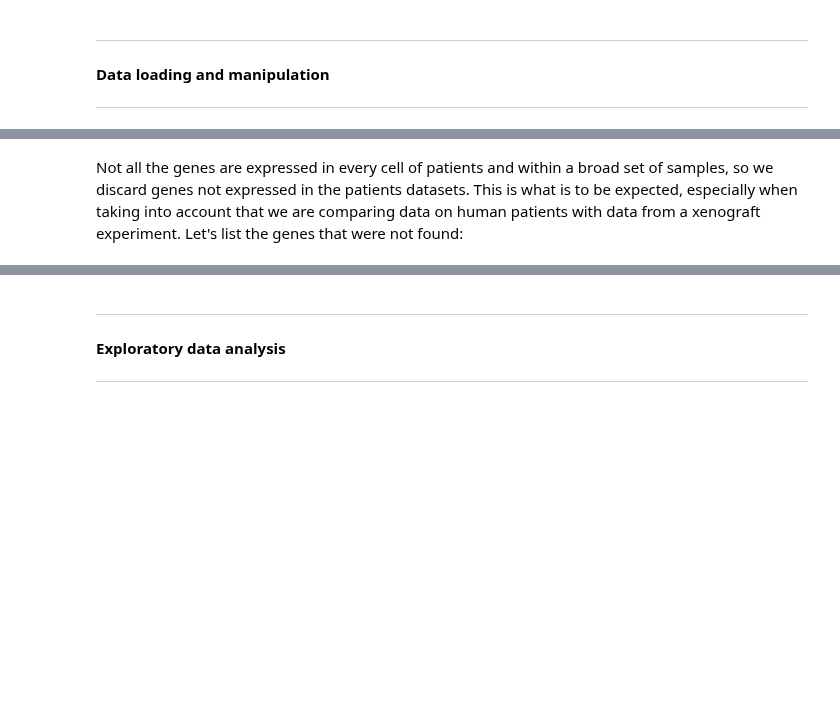
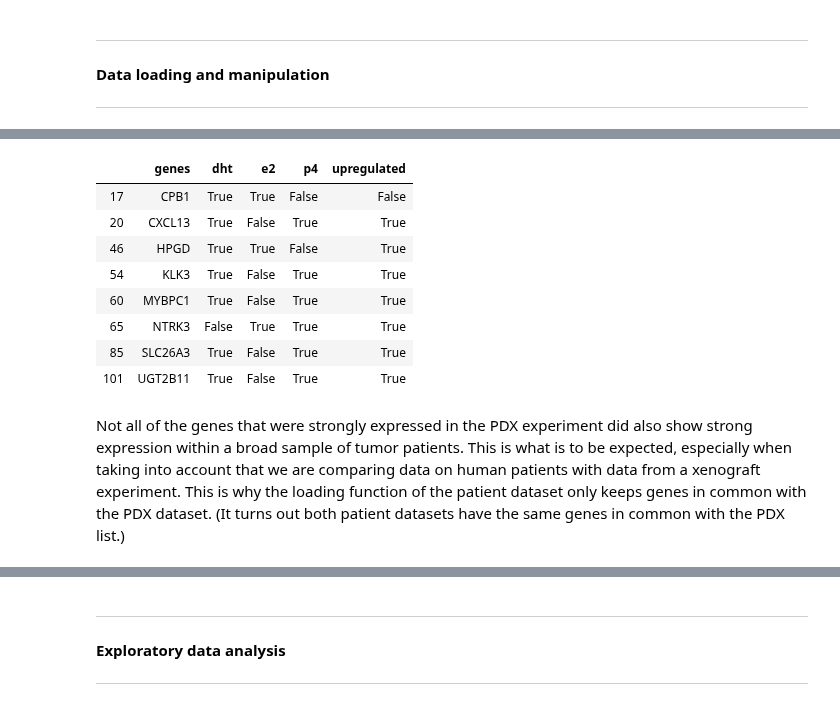
Before and after one commit to valentinoli/pdx, a Jupyter notebook: scripts/dataExploration.ipynb, the cells around one changed output, grey strips where cells are left out. Saved outputs shown, nothing was run; the diff lists cells and outputs as text; code cells hidden in the pictures; blank space fills up the shorter version.

```diff
--- a/scripts/dataExploration.ipynb
+++ b/scripts/dataExploration.ipynb
@@ -64,6 +87,16 @@ genes_list.head(2)
 # %%
 # Genes showing response to two hormones
-genes_list[genes_list[["dht", "e2", "p4"]].sum(axis=1) == 2]
+genes_list[genes_list[HORMONES].sum(axis=1) == 2]
+# %% [output]
+|  | genes | dht | e2 | p4 | upregulated |
+| 17 | CPB1 | True | True | False | False |
+| 20 | CXCL13 | True | False | True | True |
+| 46 | HPGD | True | True | False | True |
+| 54 | KLK3 | True | False | True | True |
+| 60 | MYBPC1 | True | False | True | True |
+| 65 | NTRK3 | False | True | True | True |
+| 85 | SLC26A3 | True | False | True | True |
+| 101 | UGT2B11 | True | False | True | True |
 # %%
 # Load TCGA first tumor-patients dataset
 patients = load_patients()
@@ -71,4 +104,4 @@ patients = load_patients()
 # Load TCGA second tumor-patients dataset
 patients2 = load_patients2()
 # %% [markdown]
-Not all the genes are expressed in every cell of patients and within a broad set of samples, so we discard genes not expressed in the patients datasets. This is what is to be expected, especially when taking into account that we are comparing data on human patients with data from a xenograft experiment. Let's list the genes that were not found:
+Not all of the genes that were strongly expressed in the PDX experiment did also show strong expression within a broad sample of tumor patients. This is what is to be expected, especially when taking into account that we are comparing data on human patients with data from a xenograft experiment. This is why the loading function of the patient dataset only keeps genes in common with the PDX dataset. (It turns out both patient datasets have the same genes in common with the PDX list.)
```
Also changed, not shown: parts of 36 cells of this notebook, 2 other files.
